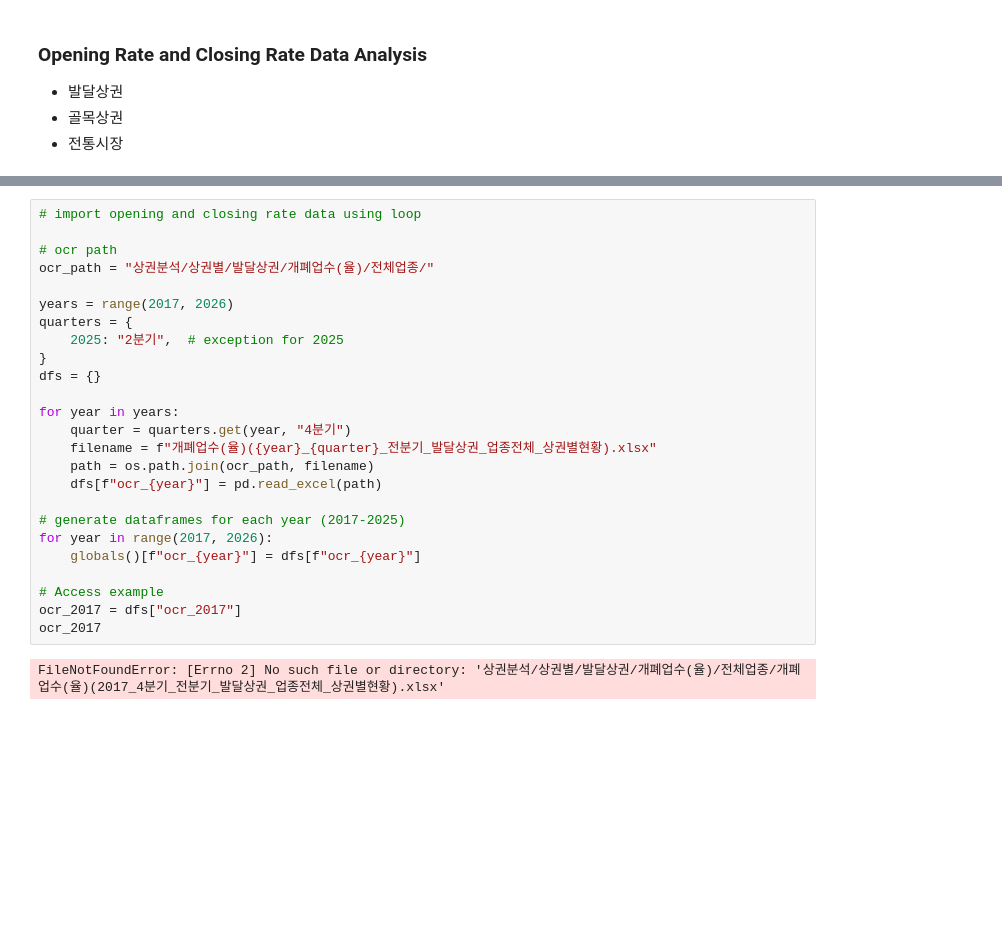
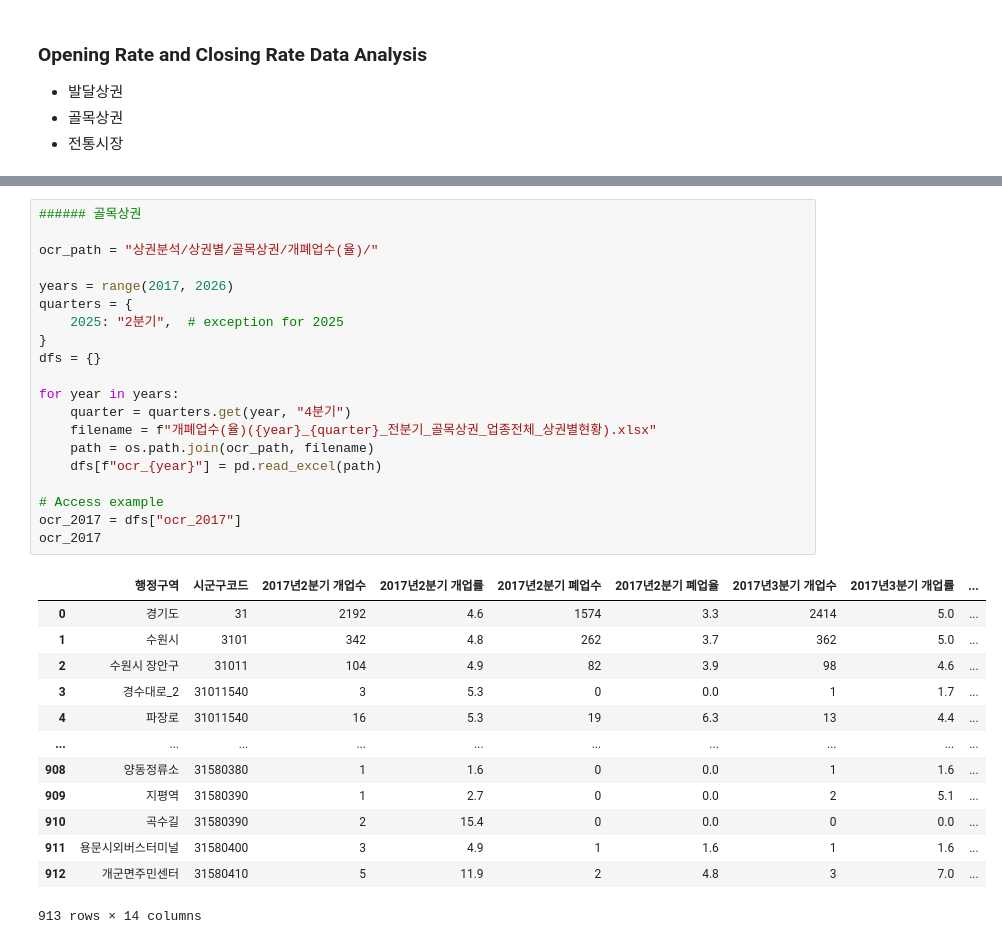
Before and after one commit to gisyun/Goyang_TradeAreaAnalysis, a Jupyter notebook: OCRateAnalysis.ipynb, the cells around one changed output, grey strips where cells are left out. Cells and saved outputs as stored; diff of their text form; blank space fills up the shorter version.

```diff
--- a/OCRateAnalysis.ipynb
+++ b/OCRateAnalysis.ipynb
@@ -22,28 +190,35 @@ plt.rcParams['axes.unicode_minus'] = False
 # %%
-# import opening and closing rate data using loop
+###### 골목상권
 
-# ocr path
-ocr_path = "상권분석/상권별/발달상권/개폐업수(율)/전체업종/"
+ocr_path = "상권분석/상권별/골목상권/개폐업수(율)/"
 
 years = range(2017, 2026)
 quarters = {
     2025: "2분기",  # exception for 2025
 }
 dfs = {}
 
 for year in years:
     quarter = quarters.get(year, "4분기")
-    filename = f"개폐업수(율)({year}_{quarter}_전분기_발달상권_업종전체_상권별현황).xlsx"
+    filename = f"개폐업수(율)({year}_{quarter}_전분기_골목상권_업종전체_상권별현황).xlsx"
     path = os.path.join(ocr_path, filename)
     dfs[f"ocr_{year}"] = pd.read_excel(path)
-
-# generate dataframes for each year (2017-2025)
-for year in range(2017, 2026):
-    globals()[f"ocr_{year}"] = dfs[f"ocr_{year}"]
 
 # Access example
 ocr_2017 = dfs["ocr_2017"]
 ocr_2017
 # %% [output]
+|  | 행정구역 | 시군구코드 | 2017년2분기 개업수 | 2017년2분기 개업률 | 2017년2분기 폐업수 | 2017년2분기 폐업율 | 2017년3분기 개업수 | 2017년3분기 개업률 | ... |
+| 0 | 경기도 | 31 | 2192 | 4.6 | 1574 | 3.3 | 2414 | 5.0 | ... |
+| 1 | 수원시 | 3101 | 342 | 4.8 | 262 | 3.7 | 362 | 5.0 | ... |
+| 2 | 수원시 장안구 | 31011 | 104 | 4.9 | 82 | 3.9 | 98 | 4.6 | ... |
+| 3 | 경수대로_2 | 31011540 | 3 | 5.3 | 0 | 0.0 | 1 | 1.7 | ... |
+| 4 | 파장로 | 31011540 | 16 | 5.3 | 19 | 6.3 | 13 | 4.4 | ... |
+| ... | ... | ... | ... | ... | ... | ... | ... | ... | ... |
+| 908 | 양동정류소 | 31580380 | 1 | 1.6 | 0 | 0.0 | 1 | 1.6 | ... |
+| 909 | 지평역 | 31580390 | 1 | 2.7 | 0 | 0.0 | 2 | 5.1 | ... |
+| 910 | 곡수길 | 31580390 | 2 | 15.4 | 0 | 0.0 | 0 | 0.0 | ... |
+| 911 | 용문시외버스터미널 | 31580400 | 3 | 4.9 | 1 | 1.6 | 1 | 1.6 | ... |
+| 912 | 개군면주민센터 | 31580410 | 5 | 11.9 | 2 | 4.8 | 3 | 7.0 | ... |
-FileNotFoundError: [Errno 2] No such file or directory: '상권분석/상권별/발달상권/개폐업수(율)/전체업종/개폐업수(율)(2017_4분기_전분기_발달상권_업종전체_상권별현황).xlsx'
+913 rows × 14 columns
 # %%
```
Also changed, not shown: parts of 10 cells of this notebook, 1 other file.
